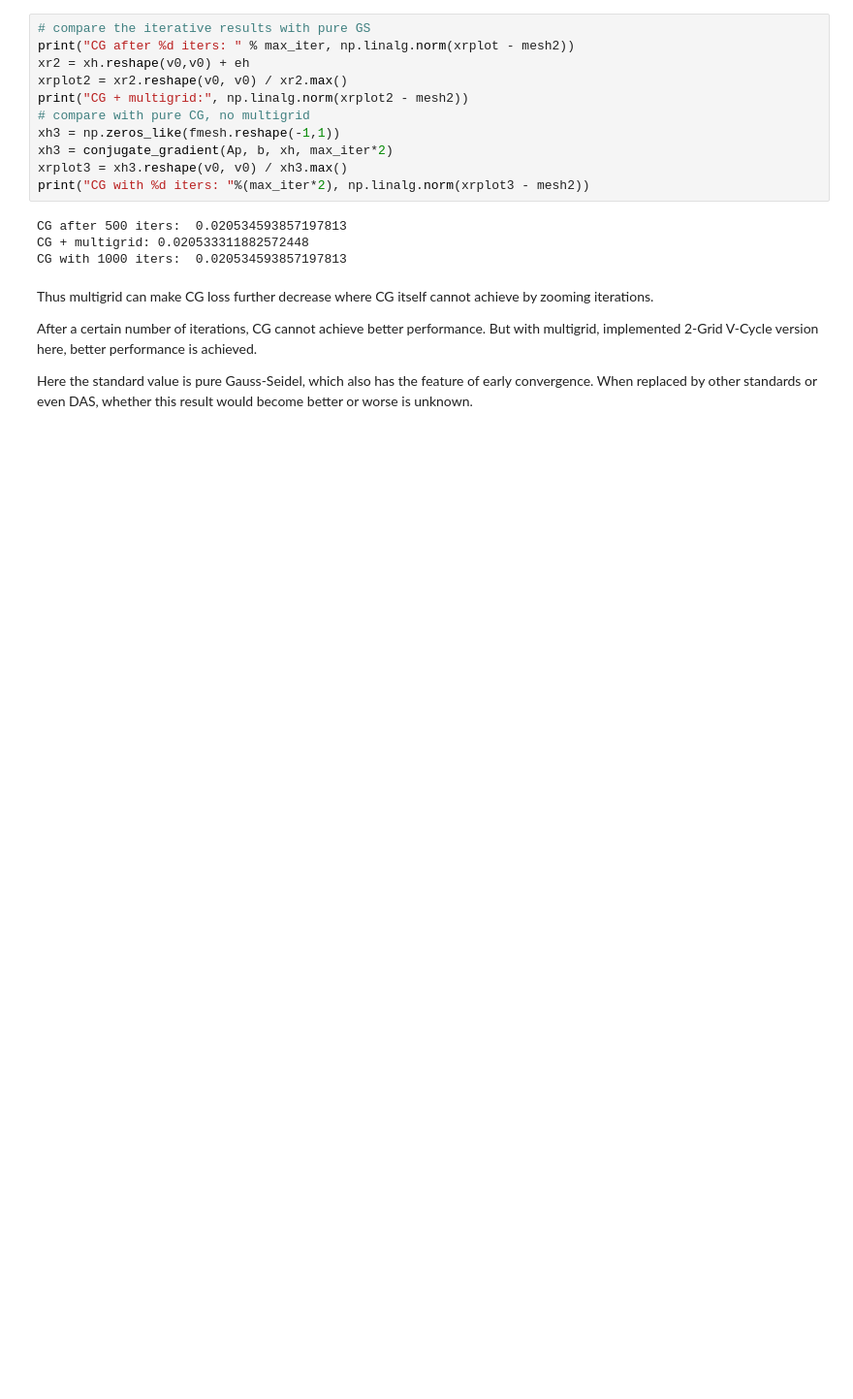
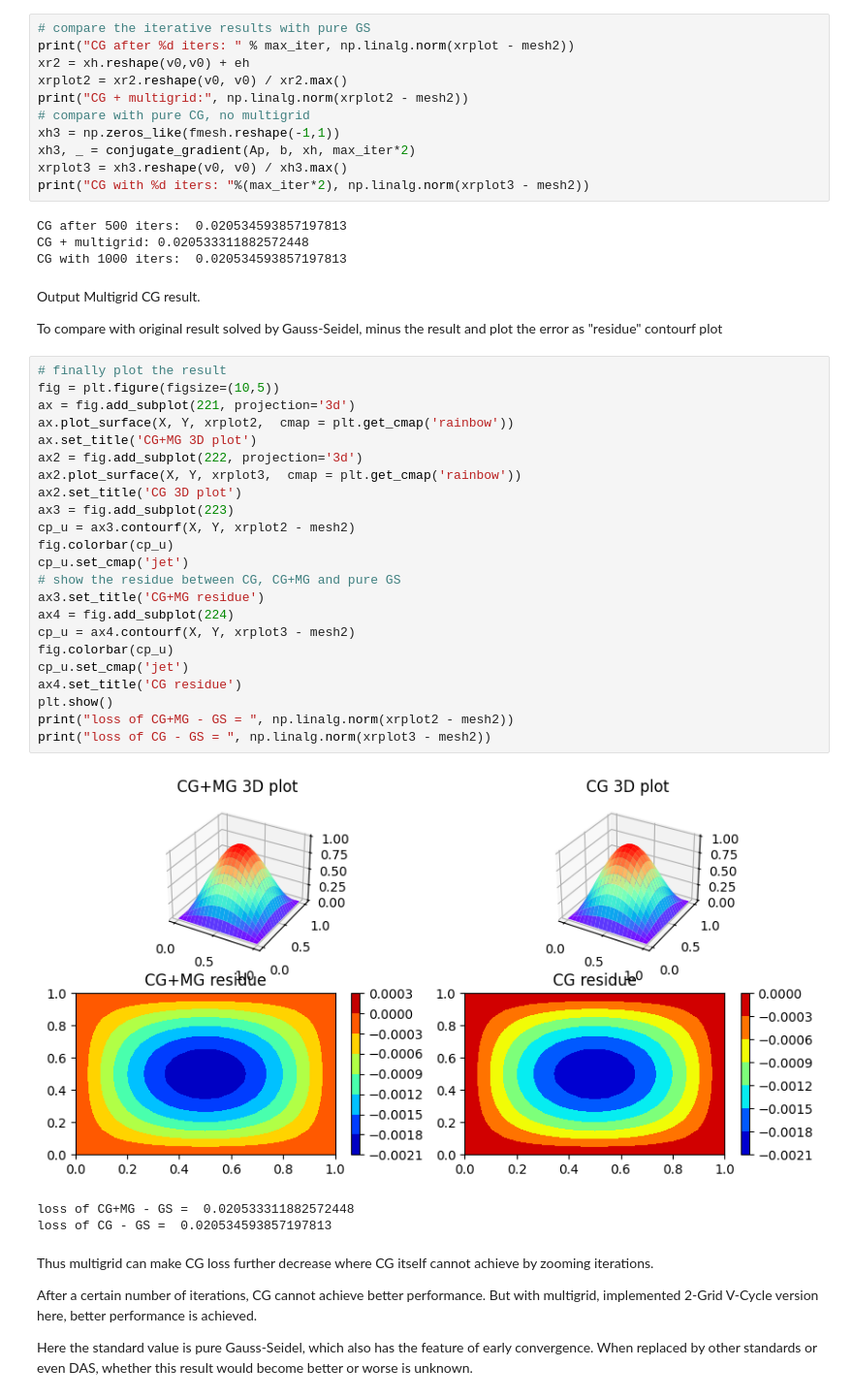
Before and after one commit to PepperXZC/Numerical-PDE, a Jupyter notebook: HW4.ipynb, the cells around one changed output. Shown: that part at 97% size. Saved outputs shown, nothing was run; the diff lists cells and outputs as text; blank space fills up the shorter version.

```diff
--- a/HW4.ipynb
+++ b/HW4.ipynb
@@ -252,13 +229,44 @@ xrplot2 = xr2.reshape(v0, v0) / xr2.max()
 print("CG + multigrid:", np.linalg.norm(xrplot2 - mesh2))
 # compare with pure CG, no multigrid
 xh3 = np.zeros_like(fmesh.reshape(-1,1))
-xh3 = conjugate_gradient(Ap, b, xh, max_iter*2)
+xh3, _ = conjugate_gradient(Ap, b, xh, max_iter*2)
 xrplot3 = xh3.reshape(v0, v0) / xh3.max()
 print("CG with %d iters: "%(max_iter*2), np.linalg.norm(xrplot3 - mesh2))
 # %% [output]
 CG after 500 iters:  0.020534593857197813
 CG + multigrid: 0.020533311882572448
 CG with 1000 iters:  0.020534593857197813
+# %% [markdown]
+Output Multigrid CG result.
+
+To compare with original result solved by Gauss-Seidel, minus the result and plot the error as "residue" contourf plot
+# %%
+# finally plot the result
+fig = plt.figure(figsize=(10,5))
+ax = fig.add_subplot(221, projection='3d')
+ax.plot_surface(X, Y, xrplot2,  cmap = plt.get_cmap('rainbow'))
+ax.set_title('CG+MG 3D plot')
+ax2 = fig.add_subplot(222, projection='3d')
+ax2.plot_surface(X, Y, xrplot3,  cmap = plt.get_cmap('rainbow'))
+ax2.set_title('CG 3D plot')
+ax3 = fig.add_subplot(223)
+cp_u = ax3.contourf(X, Y, xrplot2 - mesh2)
+fig.colorbar(cp_u)
+cp_u.set_cmap('jet')
+# show the residue between CG, CG+MG and pure GS
+ax3.set_title('CG+MG residue')
+ax4 = fig.add_subplot(224)
+cp_u = ax4.contourf(X, Y, xrplot3 - mesh2)
+fig.colorbar(cp_u)
+cp_u.set_cmap('jet')
+ax4.set_title('CG residue')
+plt.show()
+print("loss of CG+MG - GS = ", np.linalg.norm(xrplot2 - mesh2))
+print("loss of CG - GS = ", np.linalg.norm(xrplot3 - mesh2))
+# %% [output]
+[figure, added]
+loss of CG+MG - GS =  0.020533311882572448
+loss of CG - GS =  0.020534593857197813
 # %% [markdown]
 Thus multigrid can make CG loss further decrease where CG itself cannot achieve by zooming iterations.
 
```
Also changed, not shown: parts of 13 cells of this notebook.
